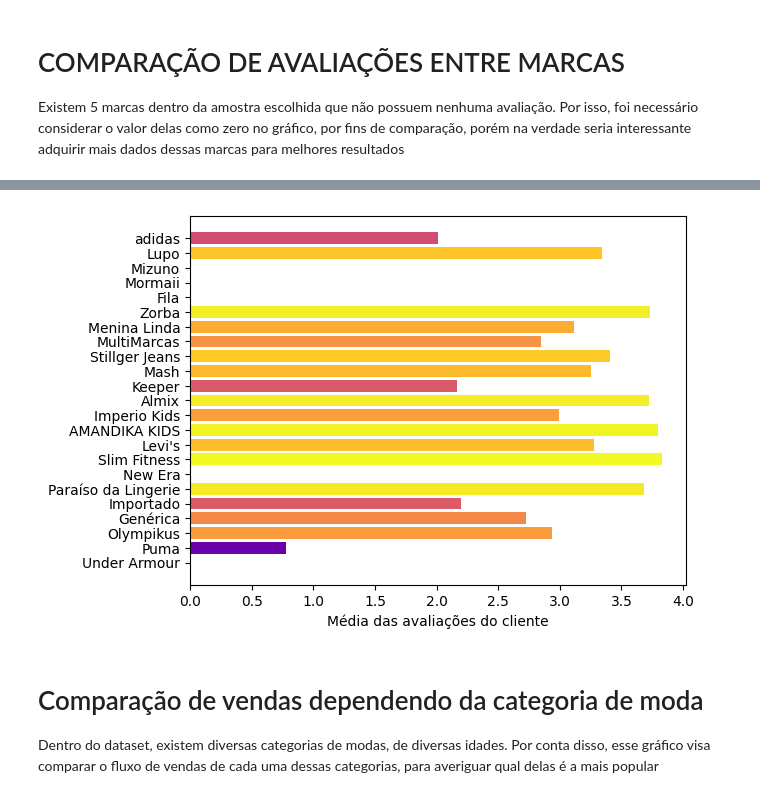
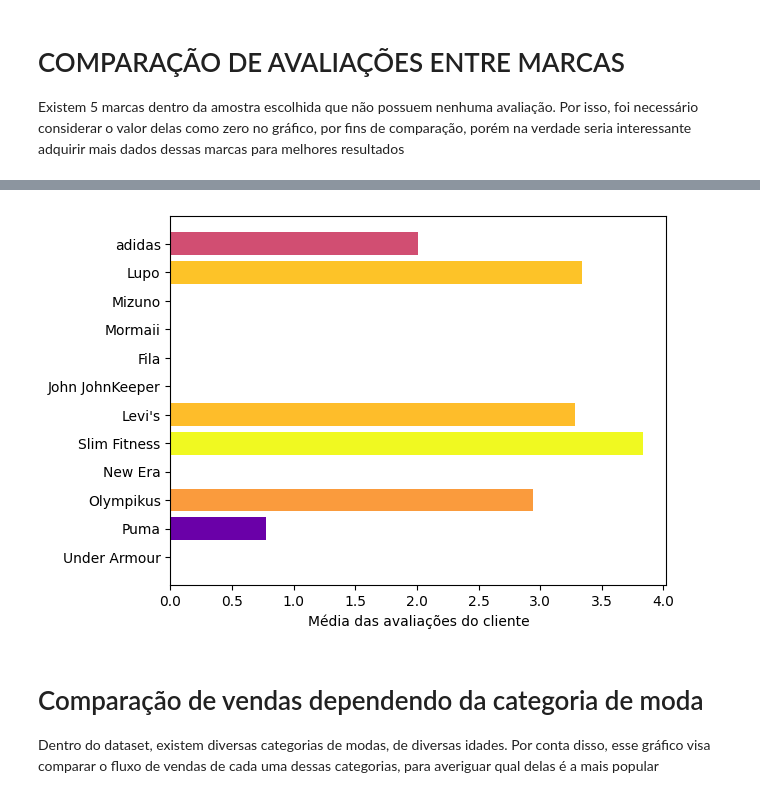
Before and after one commit to ThiagoKS-7/a3-analise-e-bigdata, a Jupyter notebook: a3-analise-dado.ipynb, the cells around one changed output, grey strips where cells are left out. Cells and saved outputs as stored; diff of their text form; code cells hidden in the pictures.

Commit message:
Updates most sold product chart

```diff
--- a/a3-analise-dado.ipynb
+++ b/a3-analise-dado.ipynb
@@ -148,26 +148,41 @@ marcas_populares = [
     "Mizuno",
     "Mormaii",
     "Fila",
-    "Zorba",
-    "Menina Linda",
-    "MultiMarcas",
-    "Stillger Jeans",
-    "Mash",
+    "John John"
     "Keeper",
-    "Almix",
-    "Imperio Kids",
-    "AMANDIKA KIDS",
     "Levi's",
     "Slim Fitness",
     "New Era",
-    "Paraíso da Lingerie",
-    "Importado",
-    "Genérica",
     "Olympikus",
     "Puma",
     "Under Armour"
 ]
 
+# marcas_populares = [
+#     "adidas",
+#     "Lupo",
+#     "Mizuno",
+#     "Mormaii",
+#     "Fila",
+#     "Zorba",
+#     "Menina Linda",
+#     "MultiMarcas",
+#     "Stillger Jeans",
+#     "Mash",
+#     "Keeper",
+#     "Almix",
+#     "Imperio Kids",
+#     "AMANDIKA KIDS",
+#     "Levi's",
+#     "Slim Fitness",
+#     "New Era",
+#     "Paraíso da Lingerie",
+#     "Importado",
+#     "Genérica",
+#     "Olympikus",
+#     "Puma",
+#     "Under Armour"
+# ]
 
 vendas_marcas_populares = {
     marca: pega_vendas_da_marca(marca) for marca in marcas_populares
@@ -312,7 +328,7 @@ Existem 5 marcas dentro da amostra escolhida que não possuem nenhuma avaliaçã
 import matplotlib
 import numpy as np
 
-def monta_barras_horizontais(eixo_y, eixo_x, y_pos, colors, label_x) -> None:
+def monta_barras_horizontais(eixo_y, eixo_x, colors, label_x) -> None:
     fig, ax = plt.subplots()
     y_pos = np.arange(len(eixo_y))
     ax.barh(y_pos, eixo_x, color=colors)
@@ -324,7 +340,7 @@ media_notas = [
     sum([
         (float(row[0]) if row[0] != "Sem avaliação" else 0) for row in
         vendas_marcas_populares[item].select("nota_satisfacao").collect()
-    ])/len(vendas_marcas_populares[item].select("nota_satisfacao").collect())
+    ])/(len(vendas_marcas_populares[item].select("nota_satisfacao").collect()) if len(vendas_marcas_populares[item].select("nota_satisfacao").collect())  != 0 else 1)
     for item in vendas_marcas_populares
 ]
 logger.debug("media das avaliações: " + str(media_notas))
@@ -332,5 +348,5 @@ logger.debug("media das avaliações: " + str(media_notas))
 cmap = matplotlib.cm.plasma
 colors = monta_lista_cores(media_notas, cmap)
 
-monta_barras_horizontais(marcas_populares, media_notas, y_pos, colors, 'Média das avaliações do cliente')
+monta_barras_horizontais(marcas_populares, media_notas, colors, 'Média das avaliações do cliente')
 # %% [output]
@@ -338,4 +354,4 @@ monta_barras_horizontais(marcas_populares, media_notas, y_pos, colors, 'Média d
-[figure, old version]
+[figure, new version]
 # %% [markdown]
 # Comparação de vendas dependendo da categoria de moda
 
```
Also changed, not shown: parts of 8 cells of this notebook, 1 other file.
